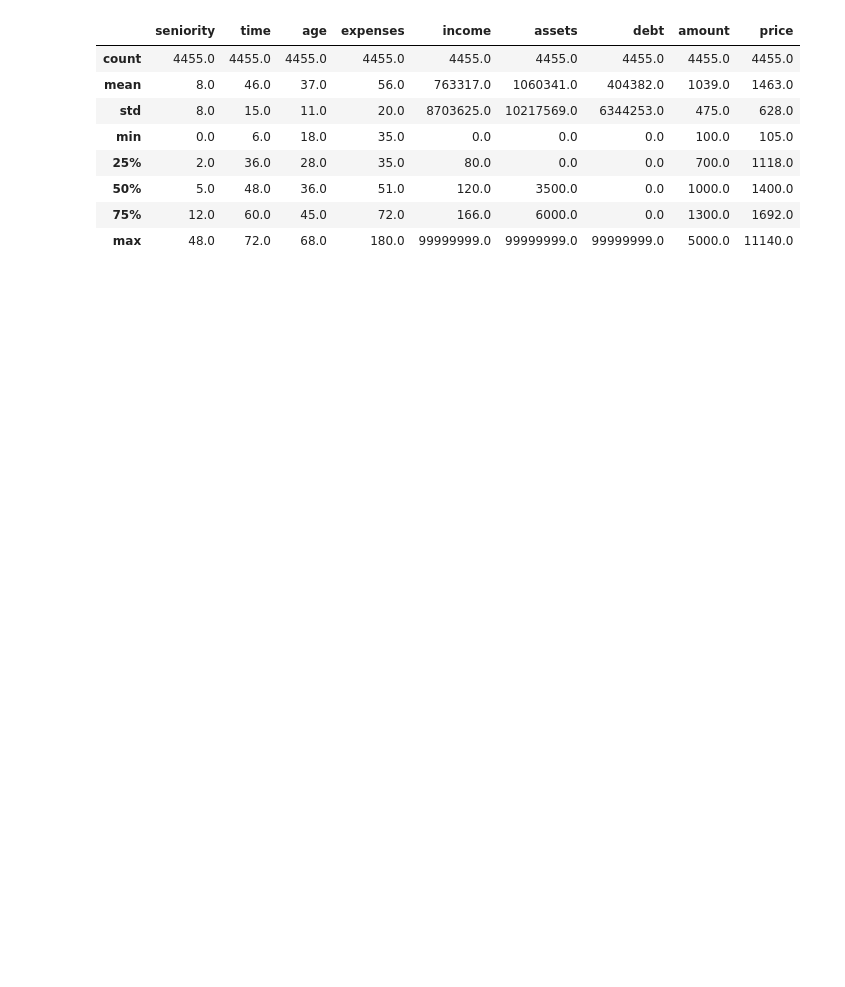
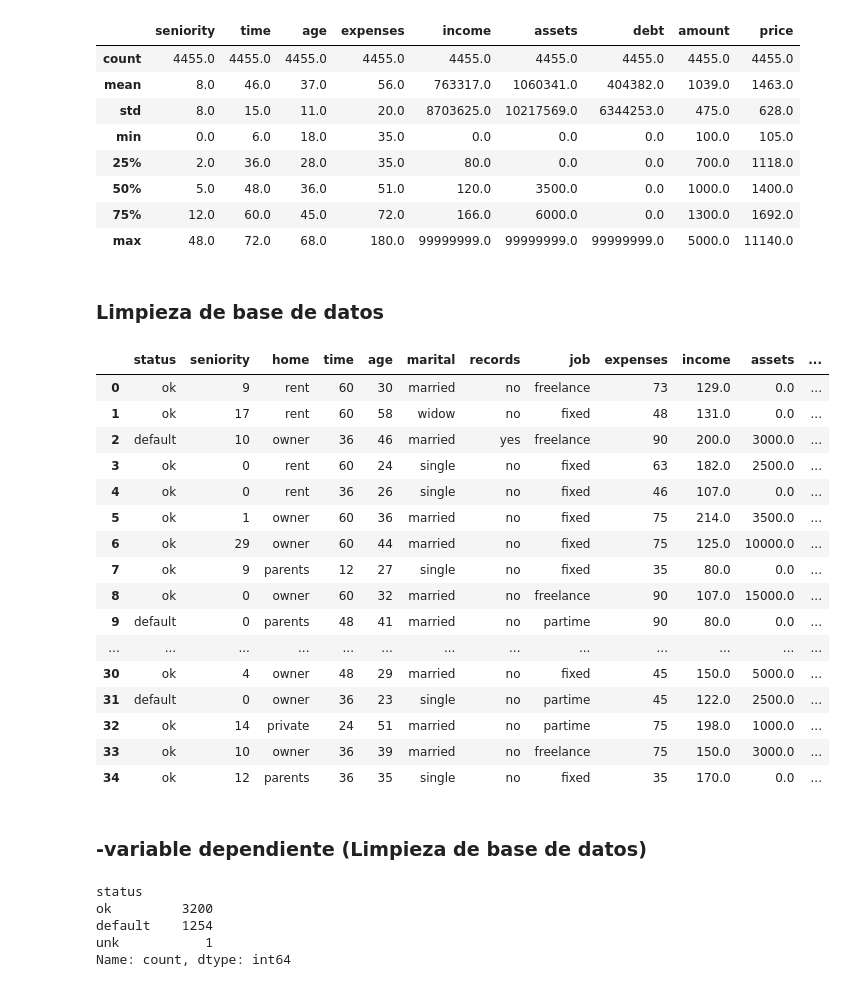
Before and after one commit to Juan1Barajas/Caso-Practico-Bedu-Python, a Jupyter notebook: Revision Dataset.ipynb, the cells around one changed output. Cells and saved outputs as stored; diff of their text form; code cells hidden in the pictures; blank space fills up the shorter version.

```diff
--- a/Revision Dataset.ipynb
+++ b/Revision Dataset.ipynb
@@ -77,3 +128,5 @@ df.describe().round()
 | 50% | 5.0 | 48.0 | 36.0 | 51.0 | 120.0 | 3500.0 | 0.0 | 1000.0 | 1400.0 |
 | 75% | 12.0 | 60.0 | 45.0 | 72.0 | 166.0 | 6000.0 | 0.0 | 1300.0 | 1692.0 |
 | max | 48.0 | 72.0 | 68.0 | 180.0 | 99999999.0 | 99999999.0 | 99999999.0 | 5000.0 | 11140.0 |
+# %% [markdown]
+### Limpieza de base de datos
@@ -79,0 +136,30 @@ df.describe().round()
+# %%
+df.head(35)
+# %% [output]
+|  | status | seniority | home | time | age | marital | records | job | expenses | income | assets | ... |
+| 0 | ok | 9 | rent | 60 | 30 | married | no | freelance | 73 | 129.0 | 0.0 | ... |
+| 1 | ok | 17 | rent | 60 | 58 | widow | no | fixed | 48 | 131.0 | 0.0 | ... |
+| 2 | default | 10 | owner | 36 | 46 | married | yes | freelance | 90 | 200.0 | 3000.0 | ... |
+| 3 | ok | 0 | rent | 60 | 24 | single | no | fixed | 63 | 182.0 | 2500.0 | ... |
+| 4 | ok | 0 | rent | 36 | 26 | single | no | fixed | 46 | 107.0 | 0.0 | ... |
+| 5 | ok | 1 | owner | 60 | 36 | married | no | fixed | 75 | 214.0 | 3500.0 | ... |
+| 6 | ok | 29 | owner | 60 | 44 | married | no | fixed | 75 | 125.0 | 10000.0 | ... |
+| 7 | ok | 9 | parents | 12 | 27 | single | no | fixed | 35 | 80.0 | 0.0 | ... |
+| 8 | ok | 0 | owner | 60 | 32 | married | no | freelance | 90 | 107.0 | 15000.0 | ... |
+| 9 | default | 0 | parents | 48 | 41 | married | no | partime | 90 | 80.0 | 0.0 | ... |
+| ... | ... | ... | ... | ... | ... | ... | ... | ... | ... | ... | ... | ... |
+| 30 | ok | 4 | owner | 48 | 29 | married | no | fixed | 45 | 150.0 | 5000.0 | ... |
+| 31 | default | 0 | owner | 36 | 23 | single | no | partime | 45 | 122.0 | 2500.0 | ... |
+| 32 | ok | 14 | private | 24 | 51 | married | no | partime | 75 | 198.0 | 1000.0 | ... |
+| 33 | ok | 10 | owner | 36 | 39 | married | no | freelance | 75 | 150.0 | 3000.0 | ... |
+| 34 | ok | 12 | parents | 36 | 35 | single | no | fixed | 35 | 170.0 | 0.0 | ... |
+# %% [markdown]
+### -variable dependiente (Limpieza de base de datos)
+# %%
+df.status.value_counts()
+# %% [output]
+status
+ok         3200
+default    1254
+unk           1
+Name: count, dtype: int64
```
Also changed, not shown: parts of 18 cells of this notebook.
